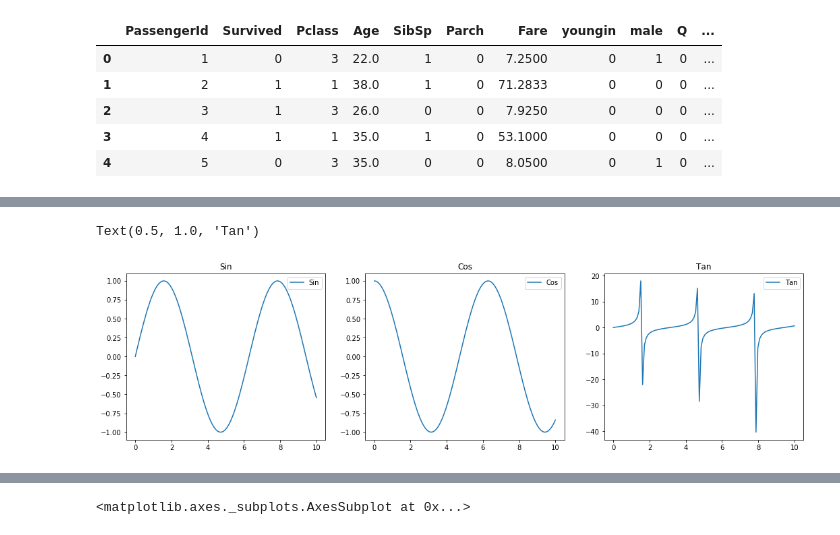
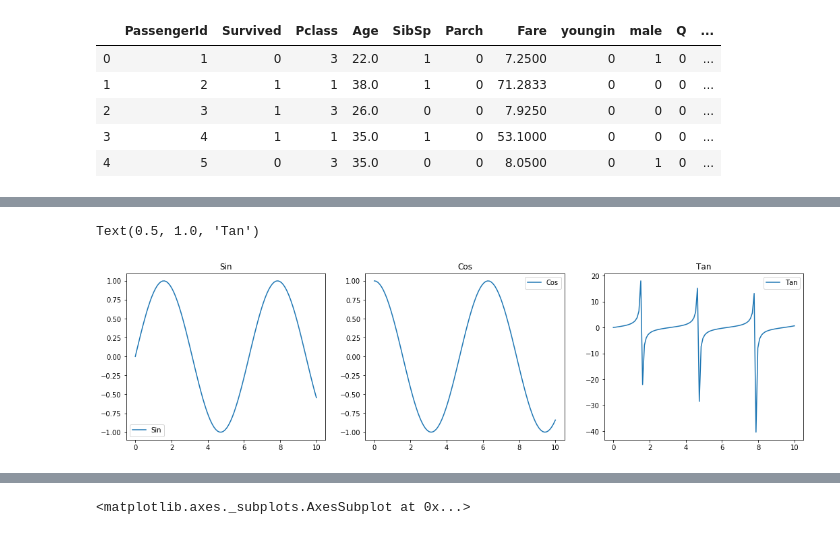
Before and after one commit to learn-co-students/dc-ds-010620, a Jupyter notebook: module-1/day-8-coachlabvisualizations/Graphs & Plotting.ipynb, the cells around one changed output, grey strips where cells are left out. Drawn from its saved outputs; the diff is of its cells as text; code cells hidden in the pictures.

```diff
--- a/module-1/day-8-coachlabvisualizations/Graphs & Plotting.ipynb
+++ b/module-1/day-8-coachlabvisualizations/Graphs & Plotting.ipynb
@@ -30,23 +30,23 @@ df.describe()
 # %%
 fig = plt.figure(figsize=(18,10))  # create a plot figure
 x = np.linspace(0, 10, 100)
 
 # create the first of two panels and set current axis
 plt.subplot(2, 3, 1) # (rows, columns, panel number)
 plt.plot(x, np.sin(x),label='Sin')
-plt.legend()
+plt.legend(loc='lower left')
 plt.title('Sin')
 # create the second panel and set current axis
 
 plt.subplot(2, 3, 2)
 plt.plot(x, np.cos(x),label='Cos');
 plt.legend()
 plt.title('Cos')
 
 plt.subplot(2, 3, 3)
 plt.plot(x,np.tan(x),label='Tan')
 plt.legend()
 plt.title('Tan')
 # %% [output]
 Text(0.5, 1.0, 'Tan')
-[figure, old version]
+[figure, new version]
```
Also changed, not shown: parts of 10 cells of this notebook, 1 other file.
